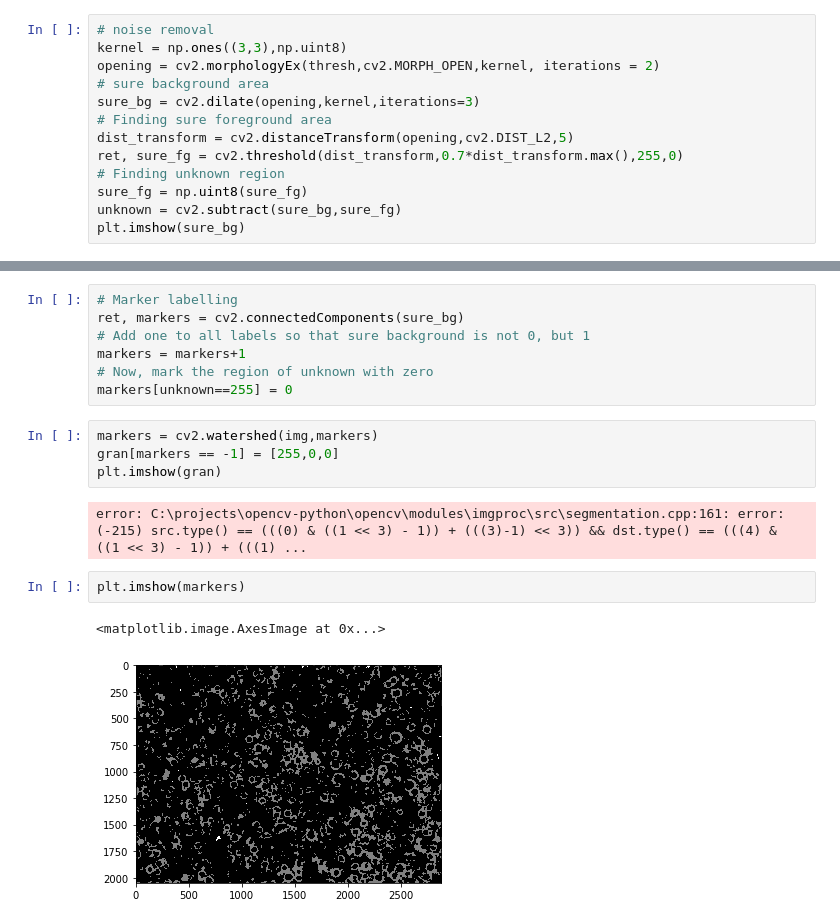
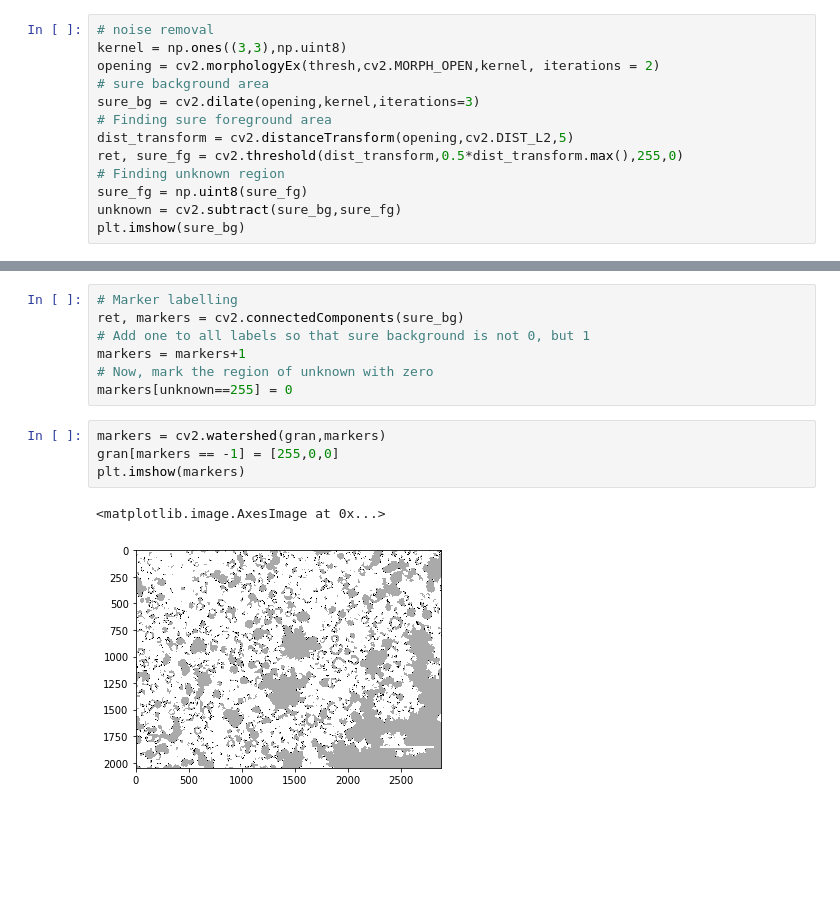
Before and after one commit to AlejandroAlayonS/Herramientas-Computacionales-IMEC3602, a Jupyter notebook: Taller 5/Taller 5.ipynb, the cells around one changed output, grey strips where cells are left out. Drawn from its saved outputs; the diff is of its cells as text; blank space fills up the shorter version.

```diff
--- a/Taller 5/Taller 5.ipynb
+++ b/Taller 5/Taller 5.ipynb
@@ -105,7 +107,7 @@ opening = cv2.morphologyEx(thresh,cv2.MORPH_OPEN,kernel, iterations = 2)
 sure_bg = cv2.dilate(opening,kernel,iterations=3)
 # Finding sure foreground area
 dist_transform = cv2.distanceTransform(opening,cv2.DIST_L2,5)
-ret, sure_fg = cv2.threshold(dist_transform,0.7*dist_transform.max(),255,0)
+ret, sure_fg = cv2.threshold(dist_transform,0.5*dist_transform.max(),255,0)
 # Finding unknown region
 sure_fg = np.uint8(sure_fg)
 unknown = cv2.subtract(sure_bg,sure_fg)
@@ -121,13 +123,9 @@ markers = markers+1
 # Now, mark the region of unknown with zero
 markers[unknown==255] = 0
 # %%
-markers = cv2.watershed(img,markers)
+markers = cv2.watershed(gran,markers)
 gran[markers == -1] = [255,0,0]
-plt.imshow(gran)
+plt.imshow(markers)
 # %% [output]
-error: C:\projects\opencv-python\opencv\modules\imgproc\src\segmentation.cpp:161: error: (-215) src.type() == (((0) & ((1 << 3) - 1)) + (((3)-1) << 3)) && dst.type() == (((4) & ((1 << 3) - 1)) + (((1) ...
+<matplotlib.image.AxesImage at 0x...>
+[figure, added]
-# %%
-plt.imshow(markers)
-# %% [output]
-<matplotlib.image.AxesImage at 0x...>
-[figure, removed]
```
Also changed, not shown: parts of 8 cells of this notebook, 2 other files.
